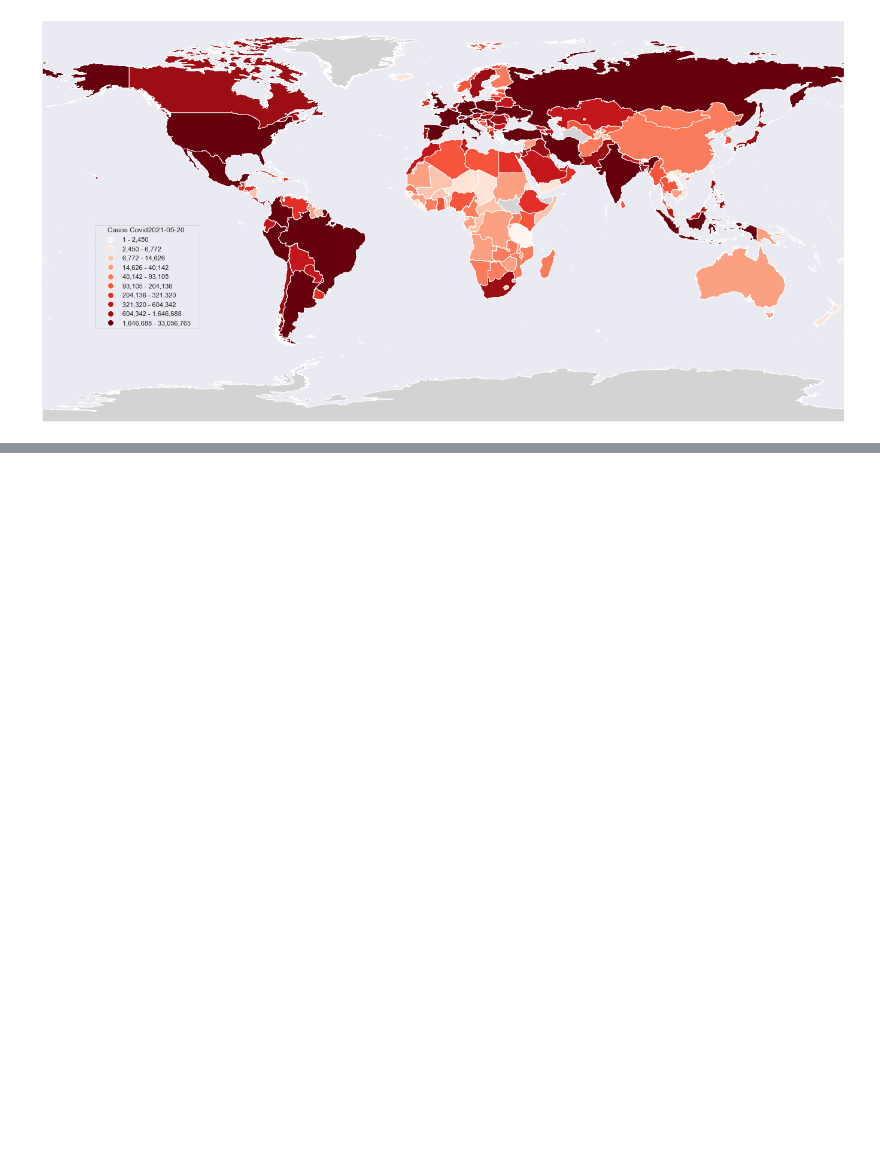
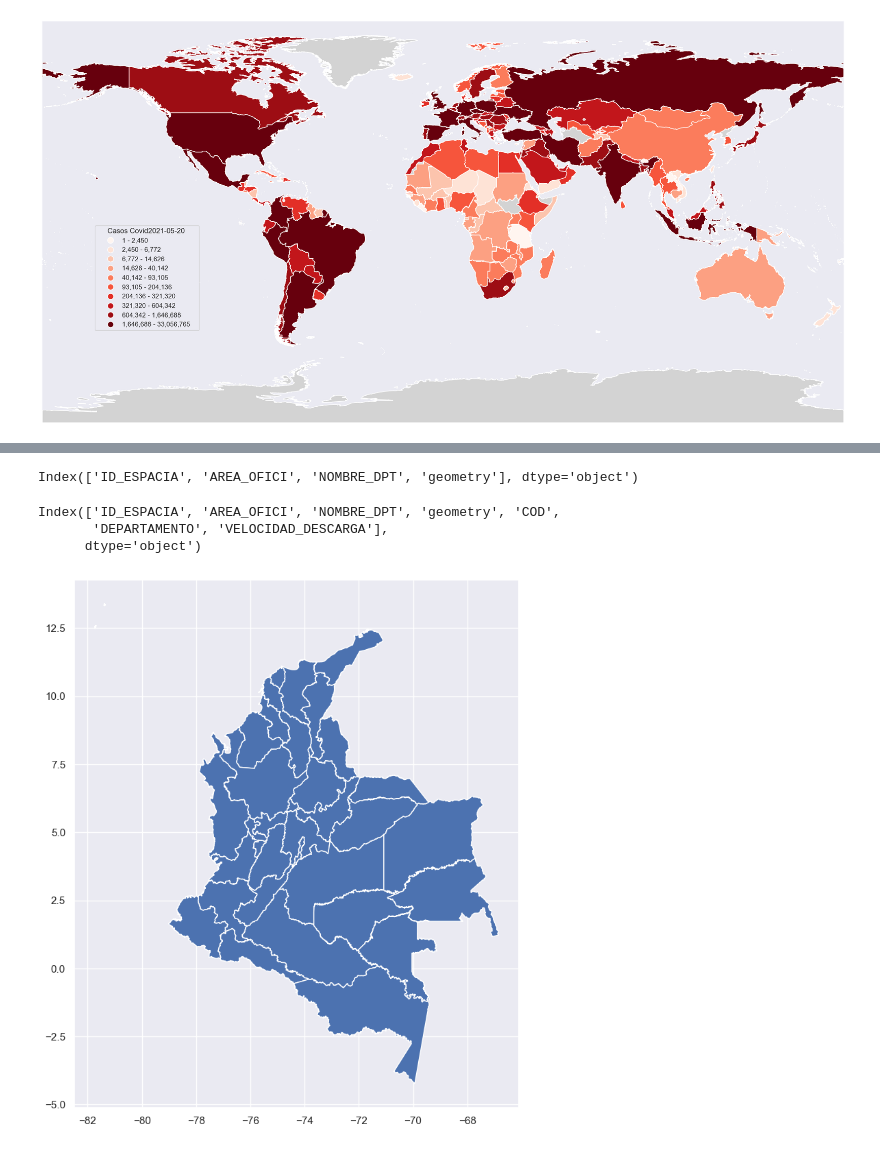
Before and after one commit to juanrinconp/Monitorias-Econometria, a Jupyter notebook: Monitoria-Notebooks/MapadeCalor.ipynb, the cells around one changed output, grey strips where cells are left out. Drawn from its saved outputs; the diff is of its cells as text; code cells hidden in the pictures; blank space fills up the shorter version.

```diff
--- a/Monitoria-Notebooks/MapadeCalor.ipynb
+++ b/Monitoria-Notebooks/MapadeCalor.ipynb
@@ -176,0 +181,7 @@ MyChloropleth(mydf=covid1, myfile='owid-covid-data' + str(date), myvar='total_ca
+# %%
+import pandas as pd
+import geopandas as gpd
+import matplotlib.pyplot as plt
+import seaborn as sns
+sns.set(style="darkgrid")
+%matplotlib inline
@@ -176,0 +201,4 @@ MyChloropleth(mydf=covid1, myfile='owid-covid-data' + str(date), myvar='total_ca
+# %%
+depto = gpd.read_file(pathout + 'departamentos.shp')
+
+depto.sample(5)
@@ -176,0 +212,19 @@ MyChloropleth(mydf=covid1, myfile='owid-covid-data' + str(date), myvar='total_ca
+# %%
+depto.columns
+# %% [output]
+Index(['ID_ESPACIA', 'AREA_OFICI', 'NOMBRE_DPT', 'geometry'], dtype='object')
+# %%
+depto.ID_ESPACIA = depto.ID_ESPACIA.astype('float64')
+# %%
+mapadpt = pd.merge(depto,inter,how='left', left_on ='ID_ESPACIA', right_on = 'COD')
+
+mapadpt.columns
+# %% [output]
+Index(['ID_ESPACIA', 'AREA_OFICI', 'NOMBRE_DPT', 'geometry', 'COD',
+       'DEPARTAMENTO', 'VELOCIDAD_DESCARGA'],
+      dtype='object')
+# %%
+depto.plot(figsize=(20,10))
+plt.show()
+# %% [output]
+[figure, added]
```
Also changed, not shown: parts of 6 cells of this notebook, 13 other files.
